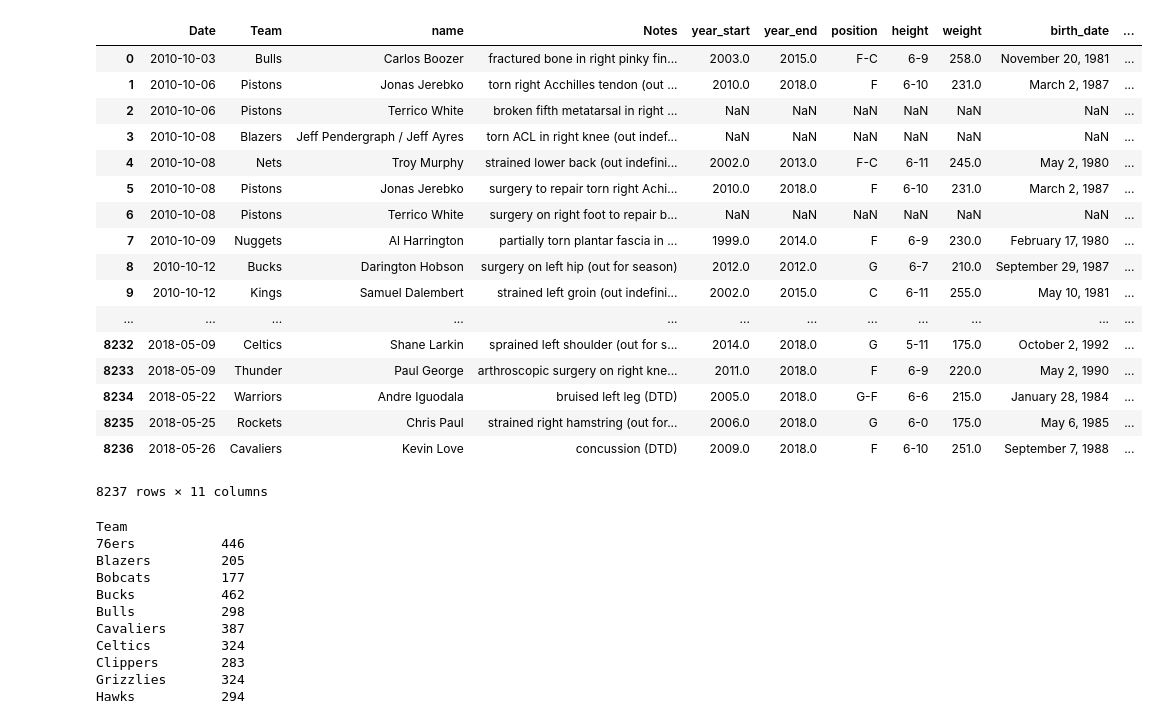
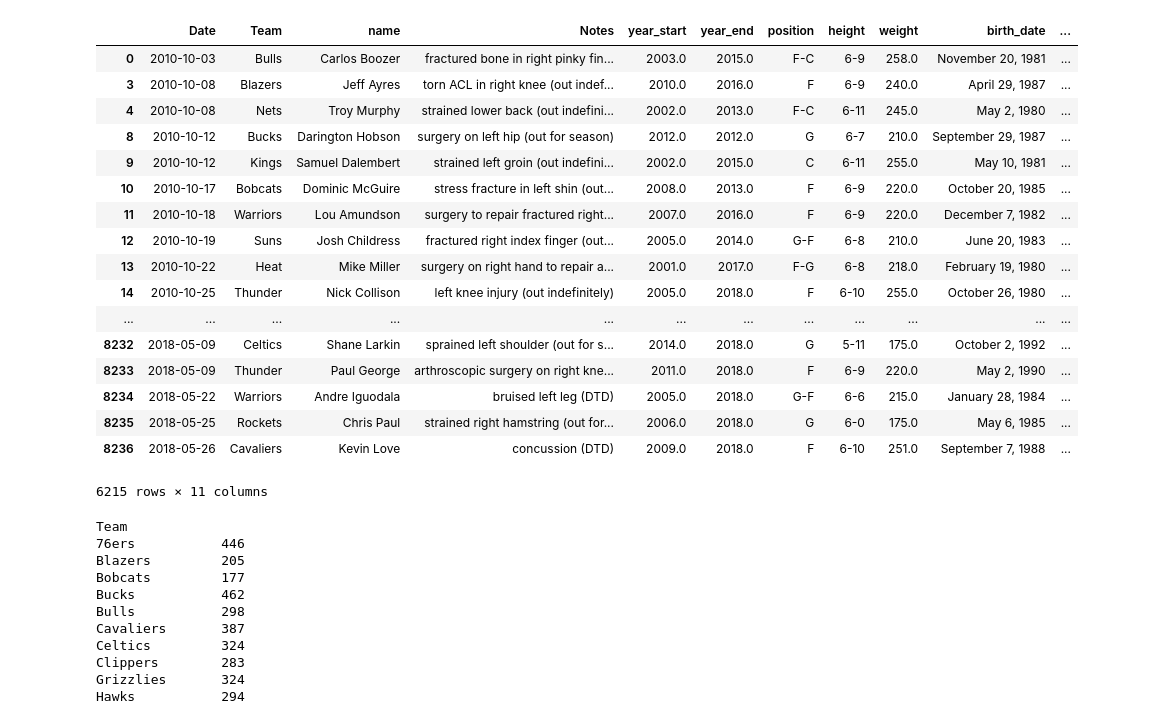
Before and after one commit to Mspivey100/Pineapple-Project, a Jupyter notebook: balldontlieapi.ipynb, the cells around one changed output. Cells and saved outputs as stored; diff of their text form; code cells hidden in the pictures.

Commit message:
dataframe for testing

```diff
--- a/balldontlieapi.ipynb
+++ b/balldontlieapi.ipynb
@@ -43,47 +7,57 @@ response_json
 # %%
 #reading in injury data
 injury_file="injuries.csv"
 #making it into a dataframe
 injury_df=pd.read_csv(injury_file)
 #dropping acquired column becuase it only shows when players came back
 dropAcquired_df=injury_df.drop(columns=['Acquired'])
 #droping rows left over from acquired column
 player_injury_df=dropAcquired_df.dropna(how='any')
 player_injury_df
 #renaming relinquised to name
 player_injury_df2=player_injury_df.rename(columns={'Relinquised':'name'})
 player_injury_df2
 
-# injury_by_name=injury_df.groupby('Relinquised')
-# injury_count=injury_by_name['Notes'].count()
-# injuried_players=pd.DataFrame({"Number of injuries": injury_count})
-# injuried_players.sort_values(by='Number of injuries',ascending=False).head()
-
+#reading in player data
 Player_file='player_data.csv'
 player_df=pd.read_csv(Player_file)
+player_df['name'].tolist()
+# setting names equal to each other
+for index,player in player_injury_df2.iterrows():
+     name_cand=player['name'].split('/')
+     for cand in name_cand:
+         real_name = cand.strip()
+         if real_name in player_df['name'].tolist():
+             player_injury_df2.at[index,'name']=real_name
+             #print(f'{player_injury_df2.at[index,"name"]}')
+             break
+         #else:
+            #print('did not find real name: '+ real_name)
 
 
-# merge_table=pd.merge(player_injury_df2,player_df,on='name',how='left')
-# merge_table
+
+merge_table=pd.merge(player_injury_df2,player_df,on='name',how='left')
+nba_injury_df=merge_table.dropna(how='any')
+nba_injury_df.to
 # %% [output]
 |  | Date | Team | name | Notes | year_start | year_end | position | height | weight | birth_date | ... |
 | 0 | 2010-10-03 | Bulls | Carlos Boozer | fractured bone in right pinky fin... | 2003.0 | 2015.0 | F-C | 6-9 | 258.0 | November 20, 1981 | ... |
-| 1 | 2010-10-06 | Pistons | Jonas Jerebko | torn right Acchilles tendon (out ... | 2010.0 | 2018.0 | F | 6-10 | 231.0 | March 2, 1987 | ... |
-| 2 | 2010-10-06 | Pistons | Terrico White | broken fifth metatarsal in right ... | NaN | NaN | NaN | NaN | NaN | NaN | ... |
-| 3 | 2010-10-08 | Blazers | Jeff Pendergraph / Jeff Ayres | torn ACL in right knee (out indef... | NaN | NaN | NaN | NaN | NaN | NaN | ... |
+| 3 | 2010-10-08 | Blazers | Jeff Ayres | torn ACL in right knee (out indef... | 2010.0 | 2016.0 | F | 6-9 | 240.0 | April 29, 1987 | ... |
 | 4 | 2010-10-08 | Nets | Troy Murphy | strained lower back (out indefini... | 2002.0 | 2013.0 | F-C | 6-11 | 245.0 | May 2, 1980 | ... |
-| 5 | 2010-10-08 | Pistons | Jonas Jerebko | surgery to repair torn right Achi... | 2010.0 | 2018.0 | F | 6-10 | 231.0 | March 2, 1987 | ... |
-| 6 | 2010-10-08 | Pistons | Terrico White | surgery on right foot to repair b... | NaN | NaN | NaN | NaN | NaN | NaN | ... |
-| 7 | 2010-10-09 | Nuggets | Al Harrington | partially torn plantar fascia in ... | 1999.0 | 2014.0 | F | 6-9 | 230.0 | February 17, 1980 | ... |
 | 8 | 2010-10-12 | Bucks | Darington Hobson | surgery on left hip (out for season) | 2012.0 | 2012.0 | G | 6-7 | 210.0 | September 29, 1987 | ... |
 | 9 | 2010-10-12 | Kings | Samuel Dalembert | strained left groin (out indefini... | 2002.0 | 2015.0 | C | 6-11 | 255.0 | May 10, 1981 | ... |
+| 10 | 2010-10-17 | Bobcats | Dominic McGuire | stress fracture in left shin (out... | 2008.0 | 2013.0 | F | 6-9 | 220.0 | October 20, 1985 | ... |
+| 11 | 2010-10-18 | Warriors | Lou Amundson | surgery to repair fractured right... | 2007.0 | 2016.0 | F | 6-9 | 220.0 | December 7, 1982 | ... |
+| 12 | 2010-10-19 | Suns | Josh Childress | fractured right index finger (out... | 2005.0 | 2014.0 | G-F | 6-8 | 210.0 | June 20, 1983 | ... |
+| 13 | 2010-10-22 | Heat | Mike Miller | surgery on right hand to repair a... | 2001.0 | 2017.0 | F-G | 6-8 | 218.0 | February 19, 1980 | ... |
+| 14 | 2010-10-25 | Thunder | Nick Collison | left knee injury (out indefinitely) | 2005.0 | 2018.0 | F | 6-10 | 255.0 | October 26, 1980 | ... |
 | ... | ... | ... | ... | ... | ... | ... | ... | ... | ... | ... | ... |
 | 8232 | 2018-05-09 | Celtics | Shane Larkin | sprained left shoulder (out for s... | 2014.0 | 2018.0 | G | 5-11 | 175.0 | October 2, 1992 | ... |
 | 8233 | 2018-05-09 | Thunder | Paul George | arthroscopic surgery on right kne... | 2011.0 | 2018.0 | F | 6-9 | 220.0 | May 2, 1990 | ... |
 | 8234 | 2018-05-22 | Warriors | Andre Iguodala | bruised left leg (DTD) | 2005.0 | 2018.0 | G-F | 6-6 | 215.0 | January 28, 1984 | ... |
 | 8235 | 2018-05-25 | Rockets | Chris Paul | strained right hamstring (out for... | 2006.0 | 2018.0 | G | 6-0 | 175.0 | May 6, 1985 | ... |
 | 8236 | 2018-05-26 | Cavaliers | Kevin Love | concussion (DTD) | 2009.0 | 2018.0 | F | 6-10 | 251.0 | September 7, 1988 | ... |
-8237 rows × 11 columns
+6215 rows × 11 columns
 # %%
 # %% [output]
 Team
```
Also changed, not shown: parts of 2 cells of this notebook, 1 other file.
